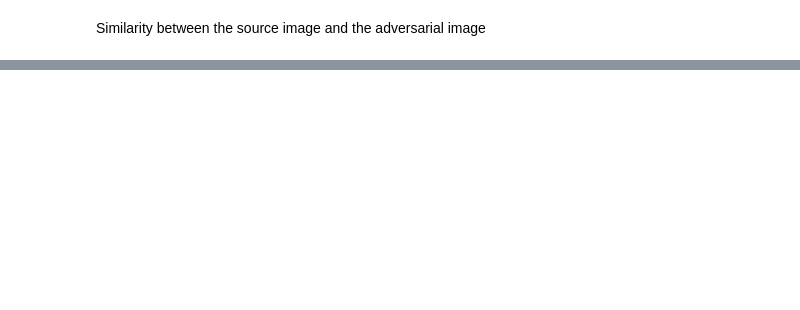
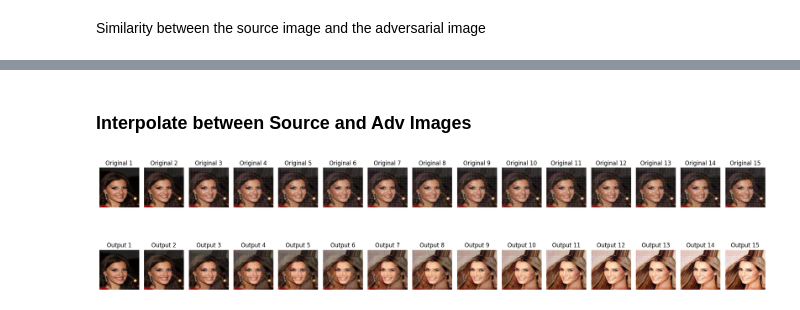
Before and after one commit to neddamj/nicsec, a Jupyter notebook: attack_neural_compression.ipynb, the cells around one changed output, grey strips where cells are left out. Cells and saved outputs as stored; diff of their text form; code cells hidden in the pictures; blank space fills up the shorter version.

Commit message:
visualize effects of the magbitude of the perturbation on the output

```diff
--- a/attack_neural_compression.ipynb
+++ b/attack_neural_compression.ipynb
@@ -231,0 +232,38 @@ PSNR: -2.2354092597961426
+# %% [markdown]
+### Interpolate between Source and Adv Images
+# %%
+# Interpolate between the source and adversarial images
+intermediate_imgs = []
+sample_number = 2      # which image from the batch do you want to visualize
+intervals = torch.linspace(0, 1, 15)
+for val in intervals:
+    intermediate = val * x_hat[sample_number] + (1 - val) * x_src[sample_number]
+    intermediate_imgs.append(intermediate)
+
+# Pass those interpolated images through the network
+outputs = []
+for img in intermediate_imgs:
+    img = img.to(device)  # Move image to the same device as the model
+    img = img.unsqueeze(0) if len(img.shape) == 3 else img
+    with torch.no_grad():  # Disable gradient calculation
+        output = net(img)  # Add batch dimension
+    outputs.append(output['x_hat'].squeeze(0).cpu())
+
+# Plot the interpolated images and their outputs side by side
+num_images = len(intermediate_imgs)
+fig, axes = plt.subplots(2, num_images, figsize=(20, 6))
+for i in range(num_images):
+    # Original Image
+    axes[0, i].imshow(intermediate_imgs[i].clip(0, 1).permute(1, 2, 0).detach().cpu())  # Change to HWC format
+    axes[0, i].set_title(f'Original {i+1}')
+    axes[0, i].axis('off')
+
+    # Model Output
+    axes[1, i].imshow(outputs[i].clip(0,1).permute(1, 2, 0).cpu())  # Change to HWC format
+    axes[1, i].set_title(f'Output {i+1}')
+    axes[1, i].axis('off')
+
+plt.tight_layout()
+plt.show()
+# %% [output]
+[figure, added]
```
Also changed, not shown: parts of 4 cells of this notebook.
